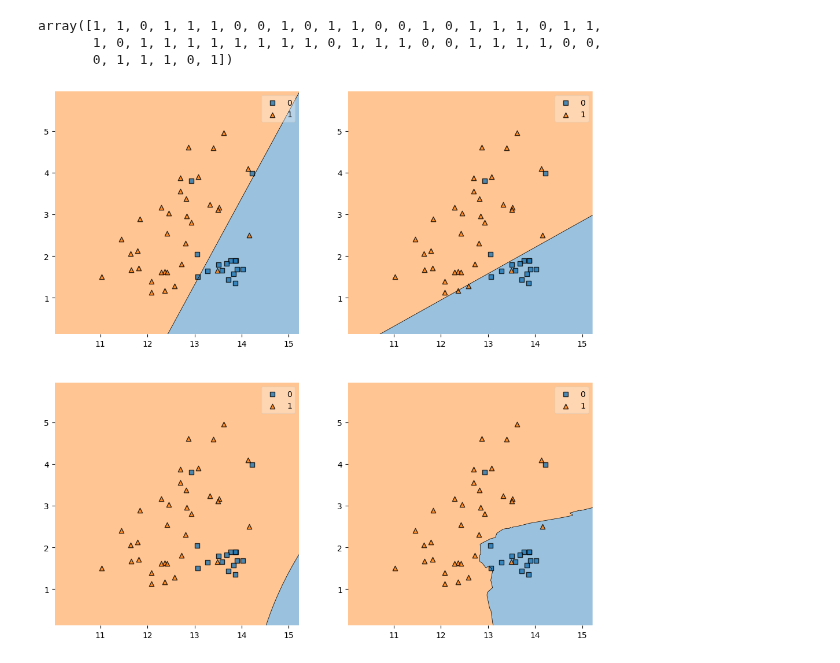
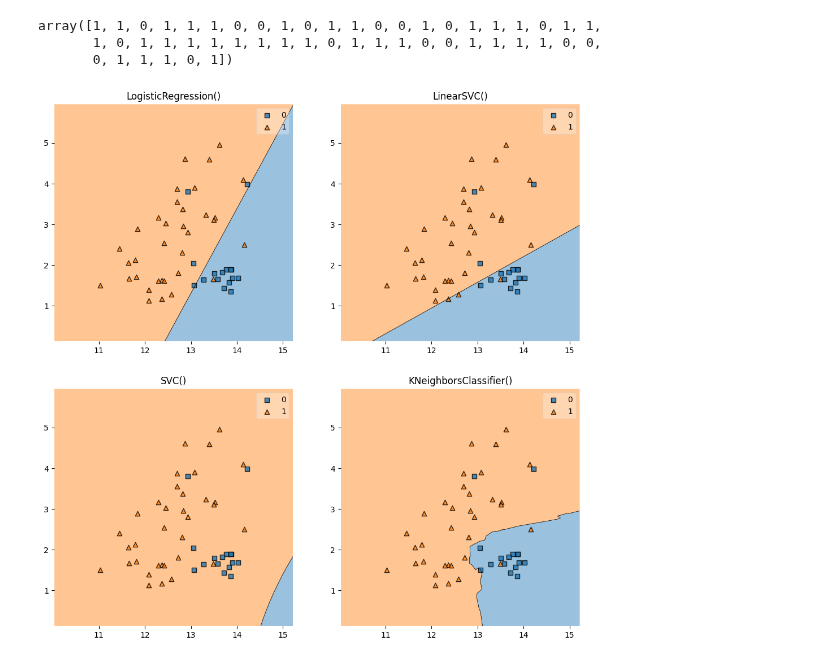
Before and after one commit to PaulToronto/DataCamp-Track---Machine-Learning-Scientist-in-Python, a Jupyter notebook: 5_1_Linear_Classifiers_in_Python_Applying_Logistic_Regression_and_SVM.ipynb, the cells around one changed output. Cells and saved outputs as stored; diff of their text form; code cells hidden in the pictures.

```diff
--- a/5_1_Linear_Classifiers_in_Python_Applying_Logistic_Regression_and_SVM.ipynb
+++ b/5_1_Linear_Classifiers_in_Python_Applying_Logistic_Regression_and_SVM.ipynb
@@ -408,14 +423,20 @@ array([1, 1, 0, 1, 1, 1, 0, 0, 1, 0, 1, 1, 0, 0, 1, 0, 1, 1, 1, 0, 1, 1,
 # %%
 fig, axes = plt.subplots(2, 2, figsize = (12, 12))
 axes = axes.flatten()
+
+titles = ['LogisticRegression()',
+          'LinearSVC()',
+          'SVC()',
+          'KNeighborsClassifier()']
 
 classifiers = [LogisticRegression(),
                LinearSVC(),
                SVC(),
                KNeighborsClassifier()]
 
 for i, c in enumerate(classifiers):
     c.fit(X, y)
-    plot_decision_regions(X, y, c, ax=axes[i])
+    ax = plot_decision_regions(X, y, c, ax=axes[i])
+    ax.set_title(titles[i])
 # %% [output]
-[figure, old version]
+[figure, new version]
```
Also changed, not shown: parts of 11 cells of this notebook.
